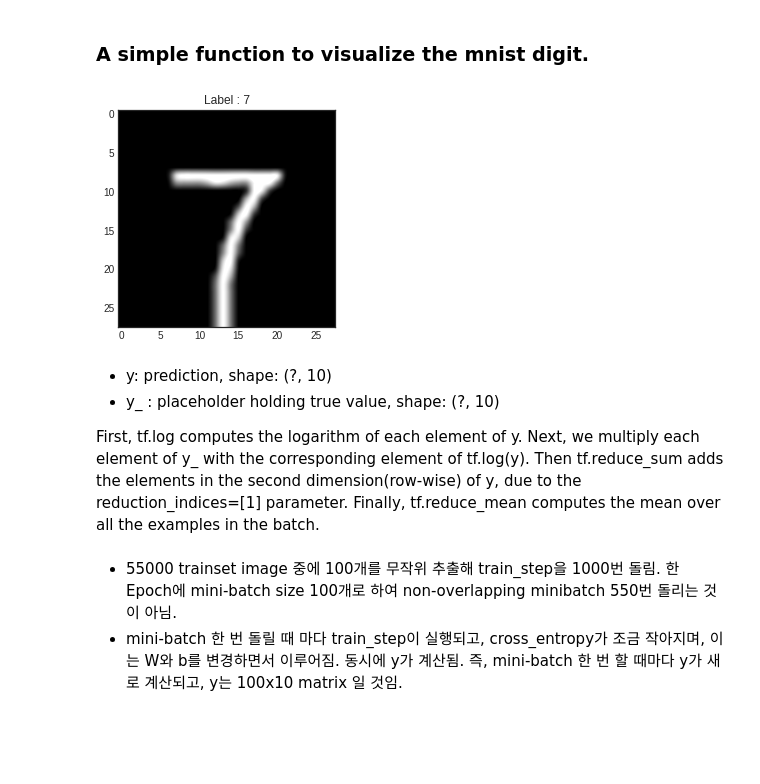
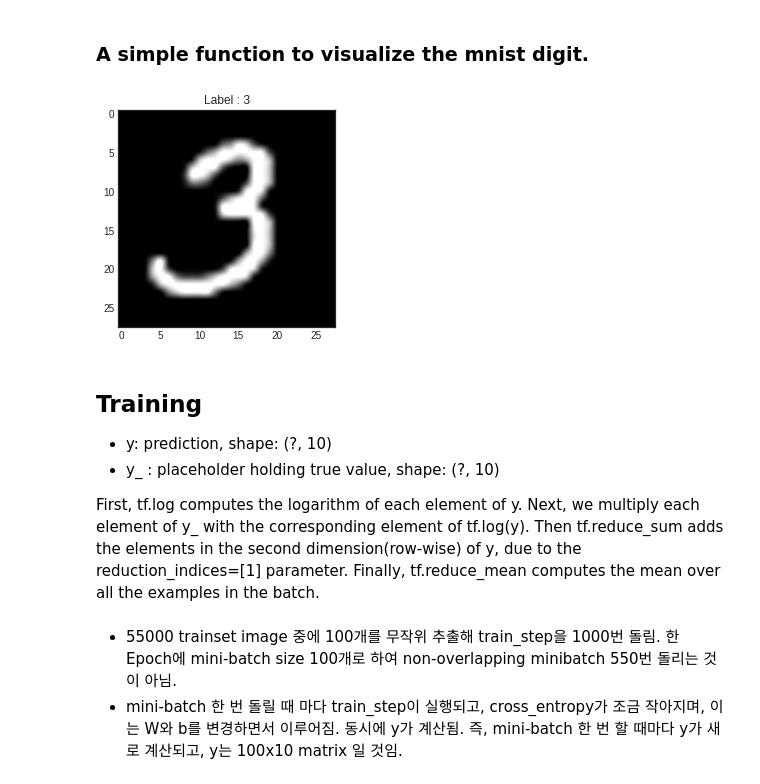
Before and after one commit to hyunblee/brain_deep_learning_4_ai, a Jupyter notebook: little_stuff/Tensorflow_Intro_MNIST.ipynb, the cells around one changed output. Drawn from its saved outputs; the diff is of its cells as text; code cells hidden in the pictures; blank space fills up the shorter version.

```diff
--- a/little_stuff/Tensorflow_Intro_MNIST.ipynb
+++ b/little_stuff/Tensorflow_Intro_MNIST.ipynb
@@ -144,10 +177,11 @@ def view_digit(category, index, pred_label=-1):
     plt.imshow(image, cmap='gray', interpolation="spline16")
     plt.show()
 # %%
-view_digit('validation', 422)
+view_digit('validation', 3233)
 # %% [output]
-[figure, old version]
+[figure, new version]
 # %% [markdown]
+## Training
 - y: prediction,  shape: (?, 10)
 - y_ : placeholder holding true value, shape: (?, 10)
 
```
Also changed, not shown: parts of 30 cells of this notebook, 4 other files.
